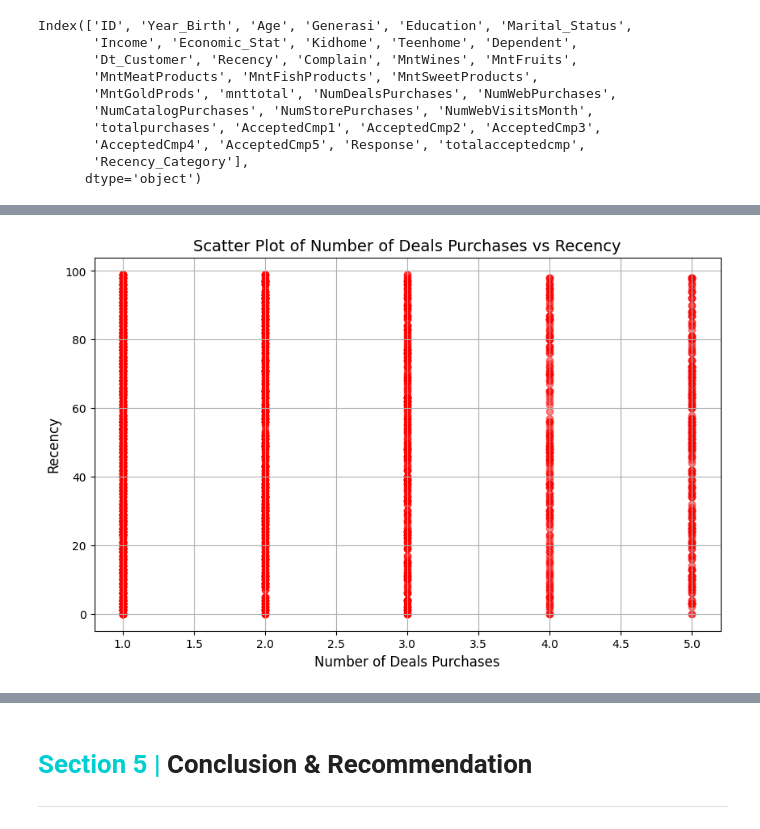
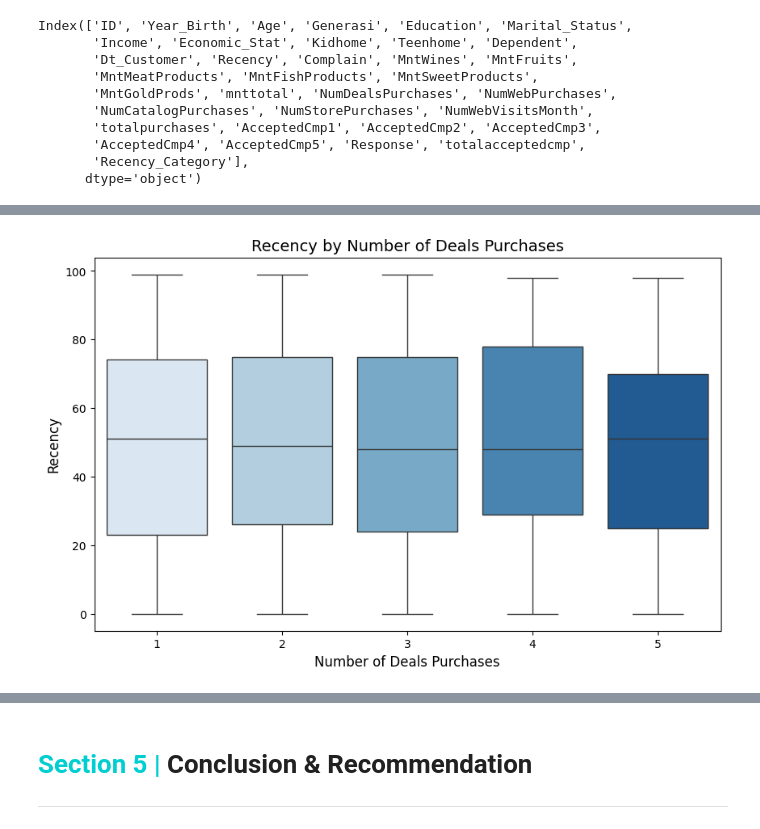
Before and after one commit to baguswibawa/Capstone_Customer_Supermarket, a Jupyter notebook: Main_Project.ipynb, the cells around one changed output, grey strips where cells are left out. Saved outputs shown, nothing was run; the diff lists cells and outputs as text; code cells hidden in the pictures.

```diff
--- a/Main_Project.ipynb
+++ b/Main_Project.ipynb
@@ -90,7 +82,7 @@ pd.options.display.max_colwidth = 1
 pd.options.display.max_columns = 29
 # %%
 # Import data yang ingin diproses
-df = pd.read_csv('/Users/macbookpro/Downloads/Purwadika/Capstone 2/Database/Supermarket Customers.csv', delimiter='\t')
+df = pd.read_csv('Database/Supermarket Customers_Raw.csv', delimiter='\t')
 print(f'Data ini berisi {len(df.columns)} kolom dan {len(df)} baris, diantarnya terdapat {df.duplicated().sum()} data duplikat.')
 print("Data Sample:")
 df.sample(2)
@@ -949,10 +988,9 @@ plt.show()
 # %%
 plt.figure(figsize=(10, 6))
-plt.scatter(df['NumDealsPurchases'], df['Recency'], color='red', alpha=0.5)
-plt.title('Scatter Plot of Number of Deals Purchases vs Recency', fontsize=14)
+sns.boxplot(x='NumDealsPurchases', y='Recency', data=df, palette='Blues')
+plt.title('Recency by Number of Deals Purchases', fontsize=14)
 plt.xlabel('Number of Deals Purchases', fontsize=12)
 plt.ylabel('Recency', fontsize=12)
-plt.grid(True)
 plt.show()
 # %% [output]
-[figure, old version]
+[figure, new version]
```
Also changed, not shown: parts of 41 cells of this notebook, 8 other files.
